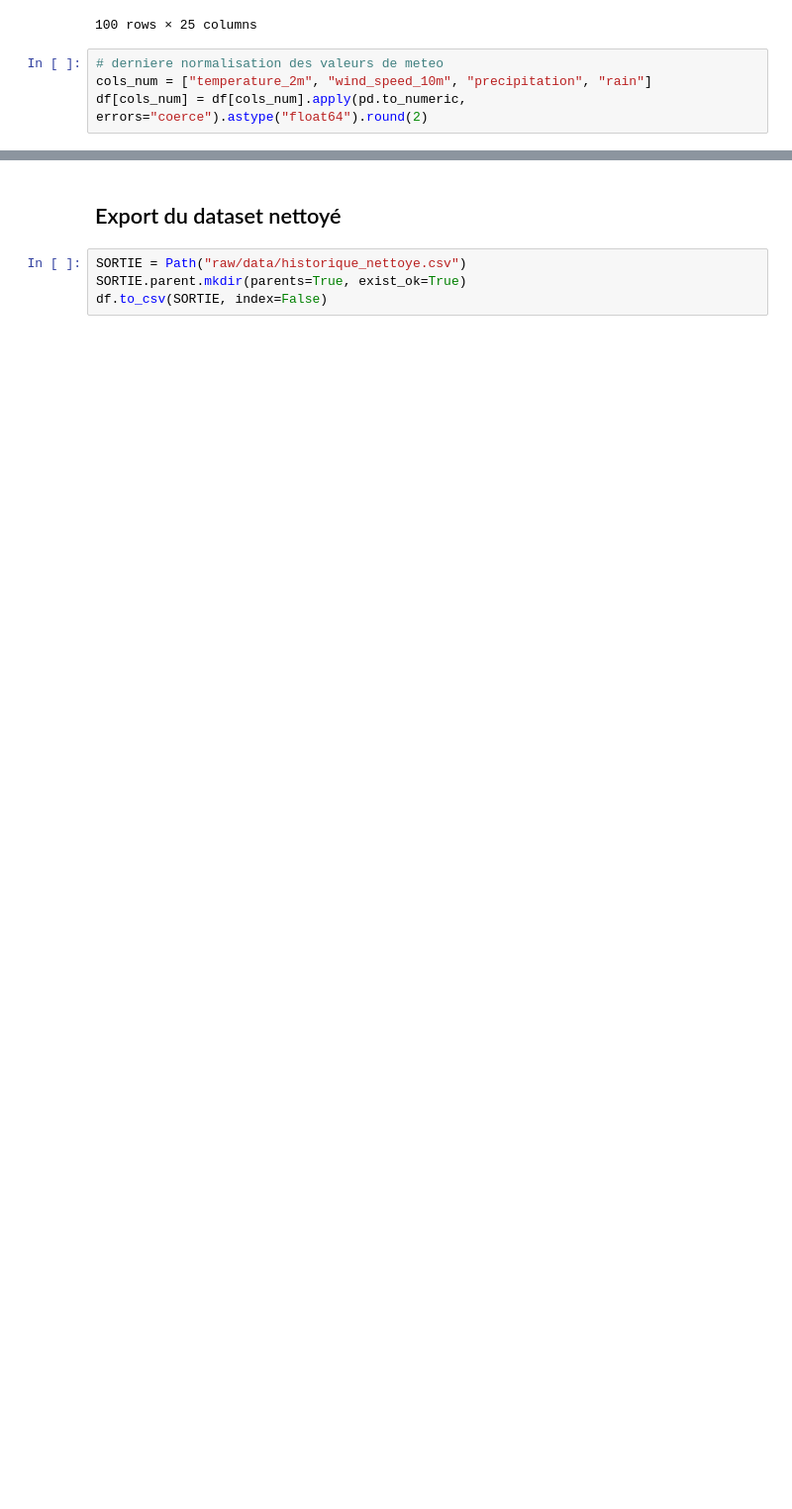
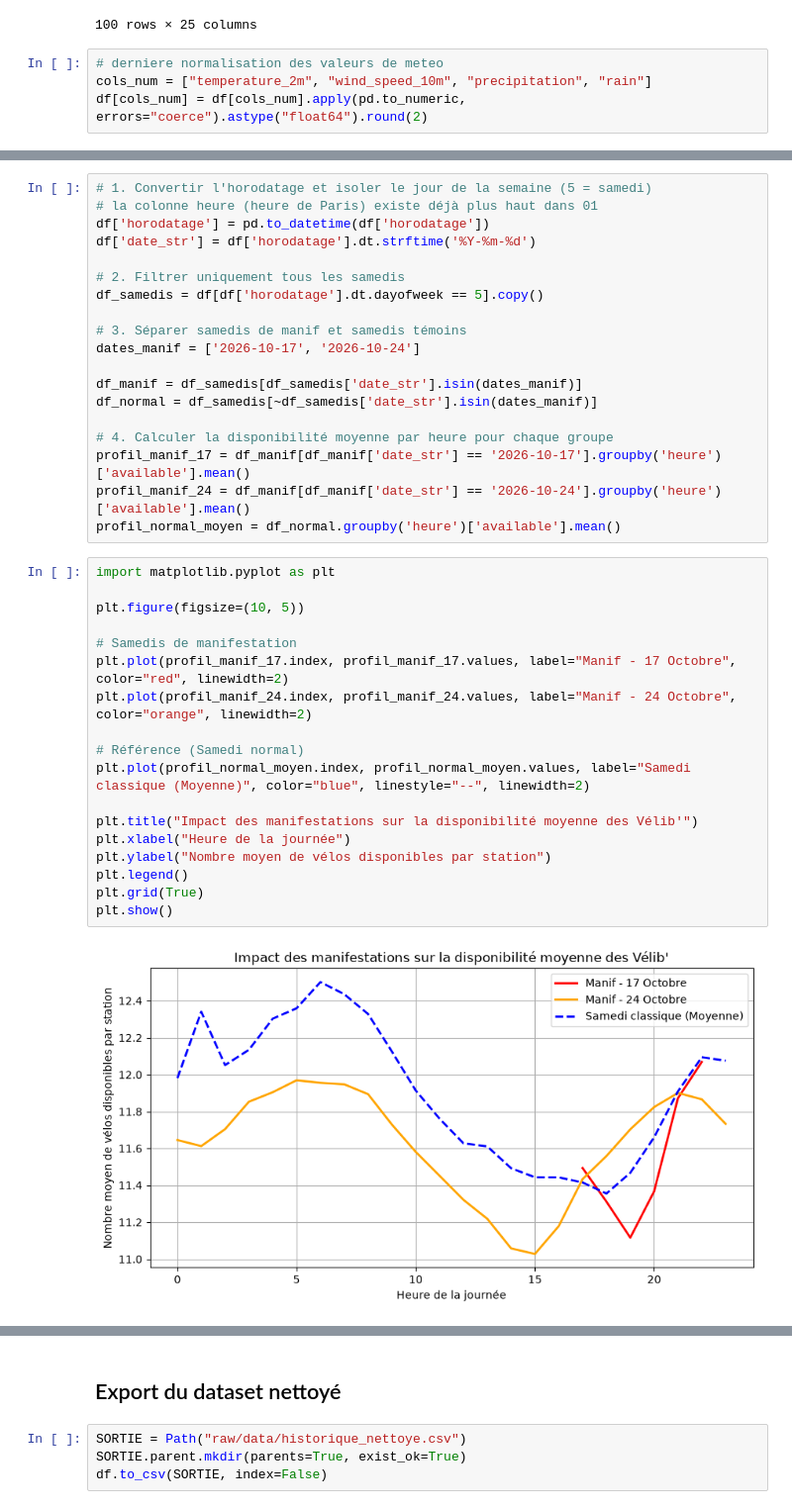
Before and after one commit to PorcherLeo/ProjetDataScience, a Jupyter notebook: 01-exploration.ipynb, the cells around one changed output, grey strips where cells are left out. Shown at 99% size. Saved outputs shown, nothing was run; the diff lists cells and outputs as text; blank space fills up the shorter version.

```diff
--- a/01-exploration.ipynb
+++ b/01-exploration.ipynb
@@ -441,0 +618,39 @@ df[cols_num] = df[cols_num].apply(pd.to_numeric, errors="coerce").astype("float6
+# %%
+# 1. Convertir l'horodatage et isoler le jour de la semaine (5 = samedi)
+# la colonne heure (heure de Paris) existe déjà plus haut dans 01
+df['horodatage'] = pd.to_datetime(df['horodatage'])
+df['date_str'] = df['horodatage'].dt.strftime('%Y-%m-%d')
+
+# 2. Filtrer uniquement tous les samedis
+df_samedis = df[df['horodatage'].dt.dayofweek == 5].copy()
+
+# 3. Séparer samedis de manif et samedis témoins
+dates_manif = ['2026-10-17', '2026-10-24']
+
+df_manif = df_samedis[df_samedis['date_str'].isin(dates_manif)]
+df_normal = df_samedis[~df_samedis['date_str'].isin(dates_manif)]
+
+# 4. Calculer la disponibilité moyenne par heure pour chaque groupe
+profil_manif_17 = df_manif[df_manif['date_str'] == '2026-10-17'].groupby('heure')['available'].mean()
+profil_manif_24 = df_manif[df_manif['date_str'] == '2026-10-24'].groupby('heure')['available'].mean()
+profil_normal_moyen = df_normal.groupby('heure')['available'].mean()
+# %%
+import matplotlib.pyplot as plt
+
+plt.figure(figsize=(10, 5))
+
+# Samedis de manifestation
+plt.plot(profil_manif_17.index, profil_manif_17.values, label="Manif - 17 Octobre", color="red", linewidth=2)
+plt.plot(profil_manif_24.index, profil_manif_24.values, label="Manif - 24 Octobre", color="orange", linewidth=2)
+
+# Référence (Samedi normal)
+plt.plot(profil_normal_moyen.index, profil_normal_moyen.values, label="Samedi classique (Moyenne)", color="blue", linestyle="--", linewidth=2)
+
+plt.title("Impact des manifestations sur la disponibilité moyenne des Vélib'")
+plt.xlabel("Heure de la journée")
+plt.ylabel("Nombre moyen de vélos disponibles par station")
+plt.legend()
+plt.grid(True)
+plt.show()
+# %% [output]
+[figure, added]
```
Also changed, not shown: parts of 31 cells of this notebook.
